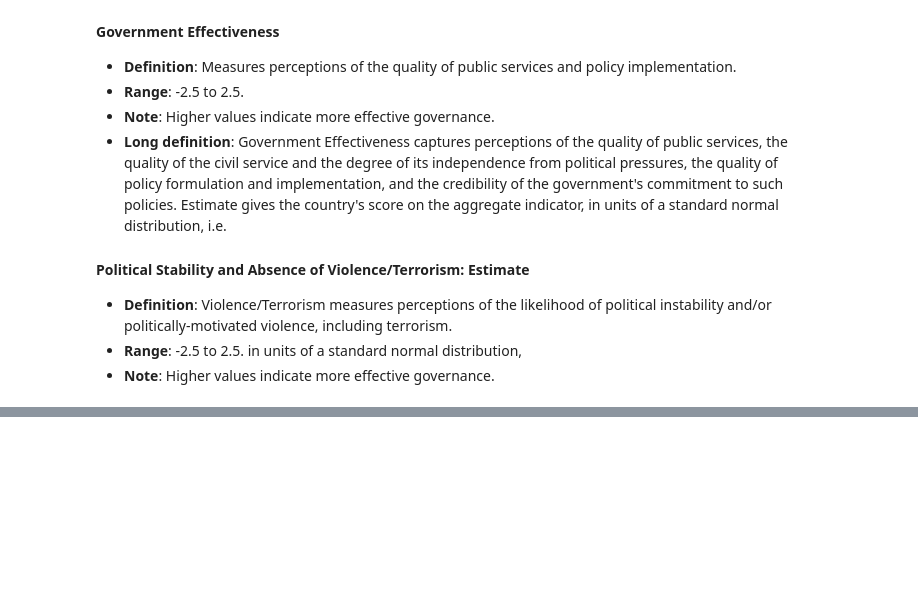
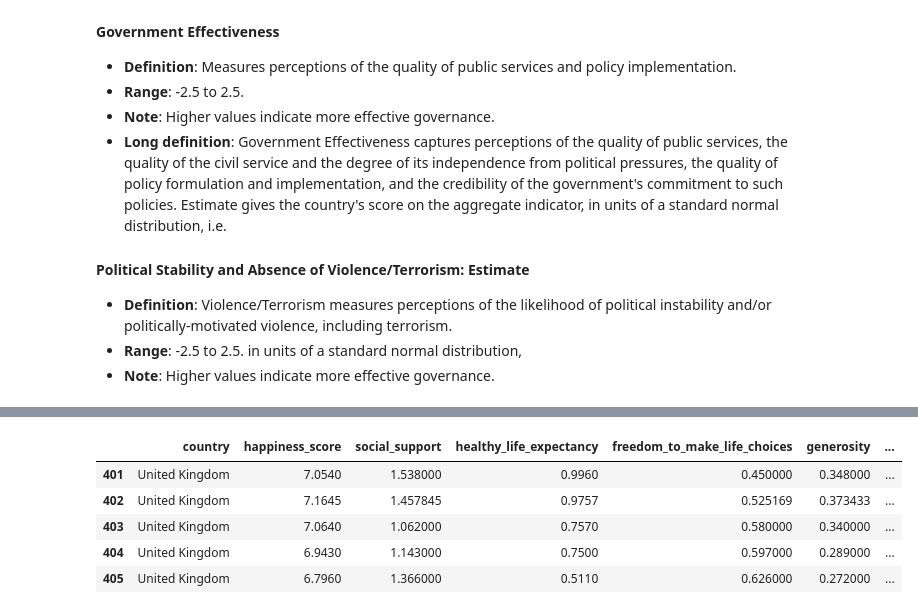
Before and after one commit to gonlyplease/corruption_analysis_europe, a Jupyter notebook: notebooks/corruption_analyses.ipynb, the cells around one changed output, grey strips where cells are left out. Drawn from its saved outputs; the diff is of its cells as text; code cells hidden in the pictures; blank space fills up the shorter version.

```diff
--- a/notebooks/corruption_analyses.ipynb
+++ b/notebooks/corruption_analyses.ipynb
@@ -504,0 +545,2 @@ Estimate gives the country's score on the aggregate indicator, in units of a sta
+# %%
+happines = pd.read_csv("../data/processed/combined_world_happiness.csv")
@@ -504,0 +597,2 @@ Estimate gives the country's score on the aggregate indicator, in units of a sta
+# %%
+happines = apply_iso3_code(df=happines, countries_df=countries, country_column_df="country")
@@ -504,0 +617,14 @@ Estimate gives the country's score on the aggregate indicator, in units of a sta
+# %%
+happines = happines.drop(axis=1, labels=['perceptions_of_corruption', 'region', 'gdp_per_capita'])
+# %%
+happines = happines.sort_values(by=["country", "Year"])
+happines.reset_index(drop=True, inplace=True)
+# %%
+happines.tail()
+# %% [output]
+|  | country | happiness_score | social_support | healthy_life_expectancy | freedom_to_make_life_choices | generosity | ... |
+| 401 | United Kingdom | 7.0540 | 1.538000 | 0.9960 | 0.450000 | 0.348000 | ... |
+| 402 | United Kingdom | 7.1645 | 1.457845 | 0.9757 | 0.525169 | 0.373433 | ... |
+| 403 | United Kingdom | 7.0640 | 1.062000 | 0.7570 | 0.580000 | 0.340000 | ... |
+| 404 | United Kingdom | 6.9430 | 1.143000 | 0.7500 | 0.597000 | 0.289000 | ... |
+| 405 | United Kingdom | 6.7960 | 1.366000 | 0.5110 | 0.626000 | 0.272000 | ... |
```
Also changed, not shown: parts of 7 cells of this notebook, 6 other files.
